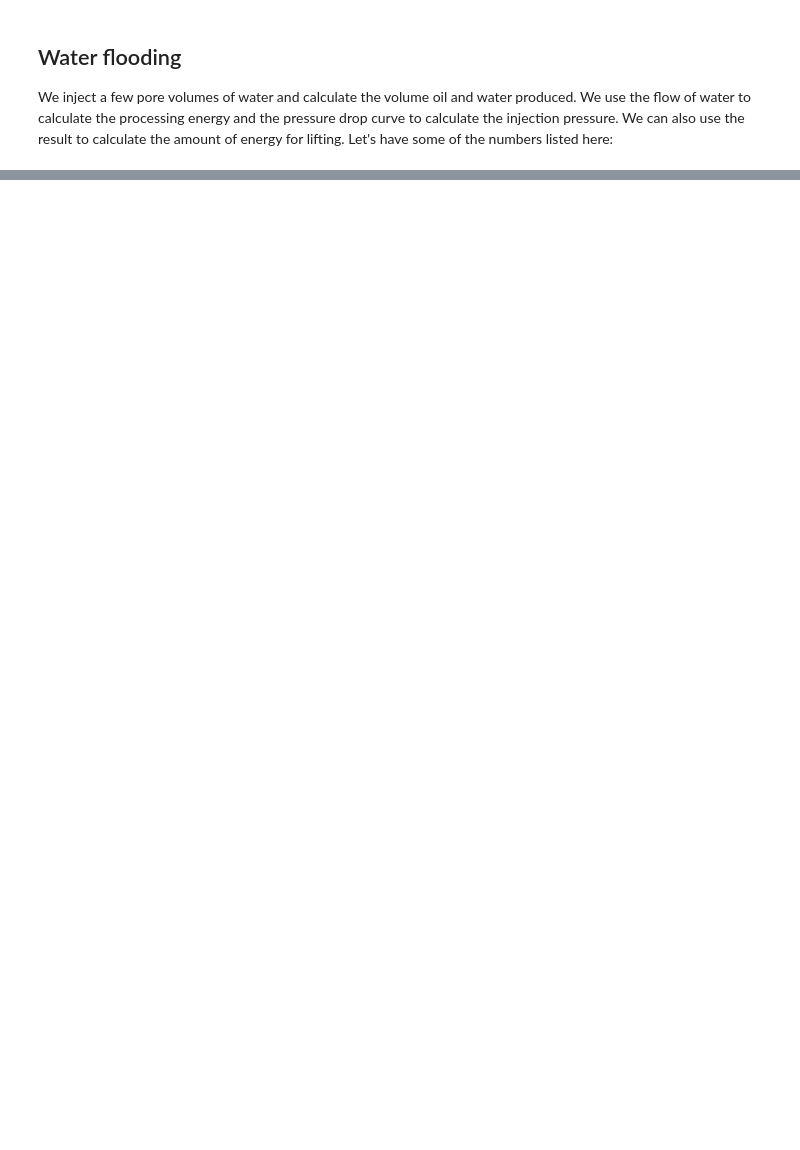
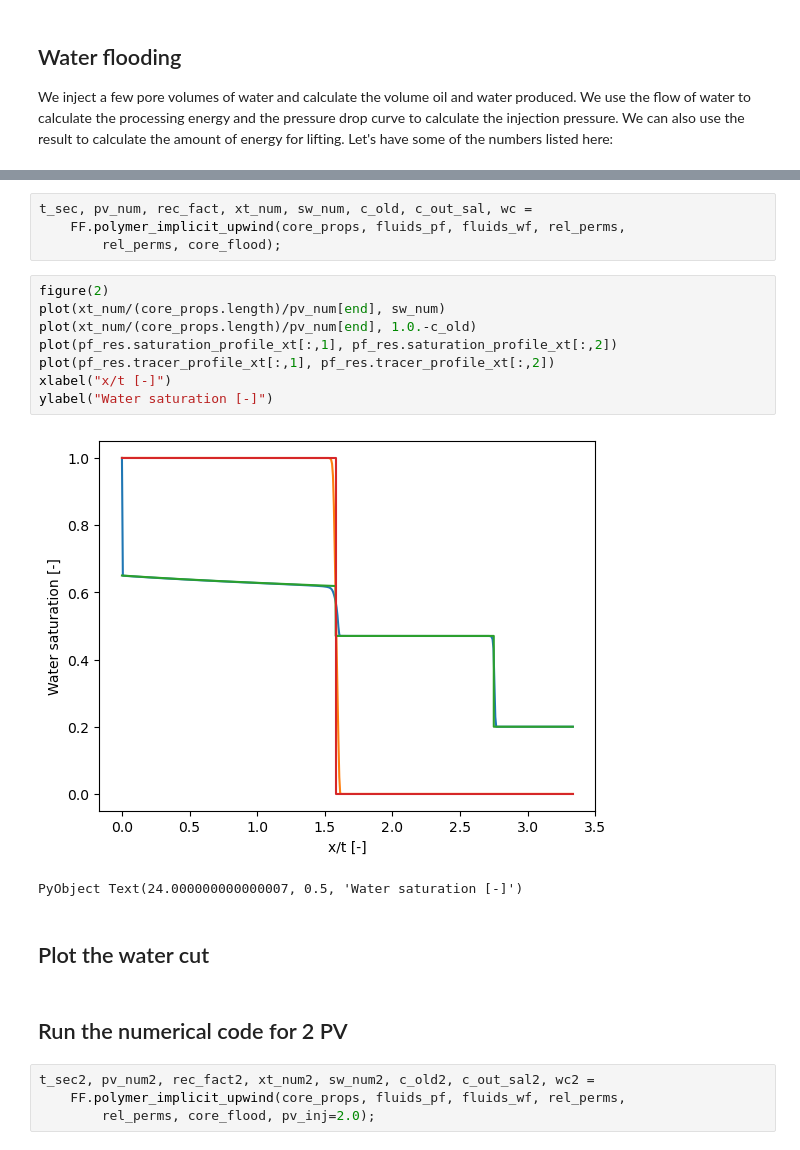
Before and after one commit to simulkade/peteng, a Jupyter notebook: analytical/notebooks/energy_analysis_EAGE_paper.ipynb, the cells around one changed output, grey strips where cells are left out. Saved outputs shown, nothing was run; the diff lists cells and outputs as text; blank space fills up the shorter version.

```diff
--- a/analytical/notebooks/energy_analysis_EAGE_paper.ipynb
+++ b/analytical/notebooks/energy_analysis_EAGE_paper.ipynb
@@ -281,0 +163,23 @@ LoadError: UndefVarError: sol_res not defined
+# %%
+t_sec, pv_num, rec_fact, xt_num, sw_num, c_old, c_out_sal, wc =
+    FF.polymer_implicit_upwind(core_props, fluids_pf, fluids_wf, rel_perms,
+        rel_perms, core_flood);
+# %%
+figure(2)
+plot(xt_num/(core_props.length)/pv_num[end], sw_num)
+plot(xt_num/(core_props.length)/pv_num[end], 1.0.-c_old)
+plot(pf_res.saturation_profile_xt[:,1], pf_res.saturation_profile_xt[:,2])
+plot(pf_res.tracer_profile_xt[:,1], pf_res.tracer_profile_xt[:,2])
+xlabel("x/t [-]")
+ylabel("Water saturation [-]")
+# %% [output]
+[figure, added]
+PyObject Text(24.000000000000007, 0.5, 'Water saturation [-]')
+# %% [markdown]
+## Plot the water cut
+# %% [markdown]
+## Run the numerical code for 2 PV
+# %%
+t_sec2, pv_num2, rec_fact2, xt_num2, sw_num2, c_old2, c_out_sal2, wc2 =
+    FF.polymer_implicit_upwind(core_props, fluids_pf, fluids_wf, rel_perms,
+        rel_perms, core_flood, pv_inj=2.0);
```
Also changed, not shown: parts of 41 cells of this notebook, 8 other files.
